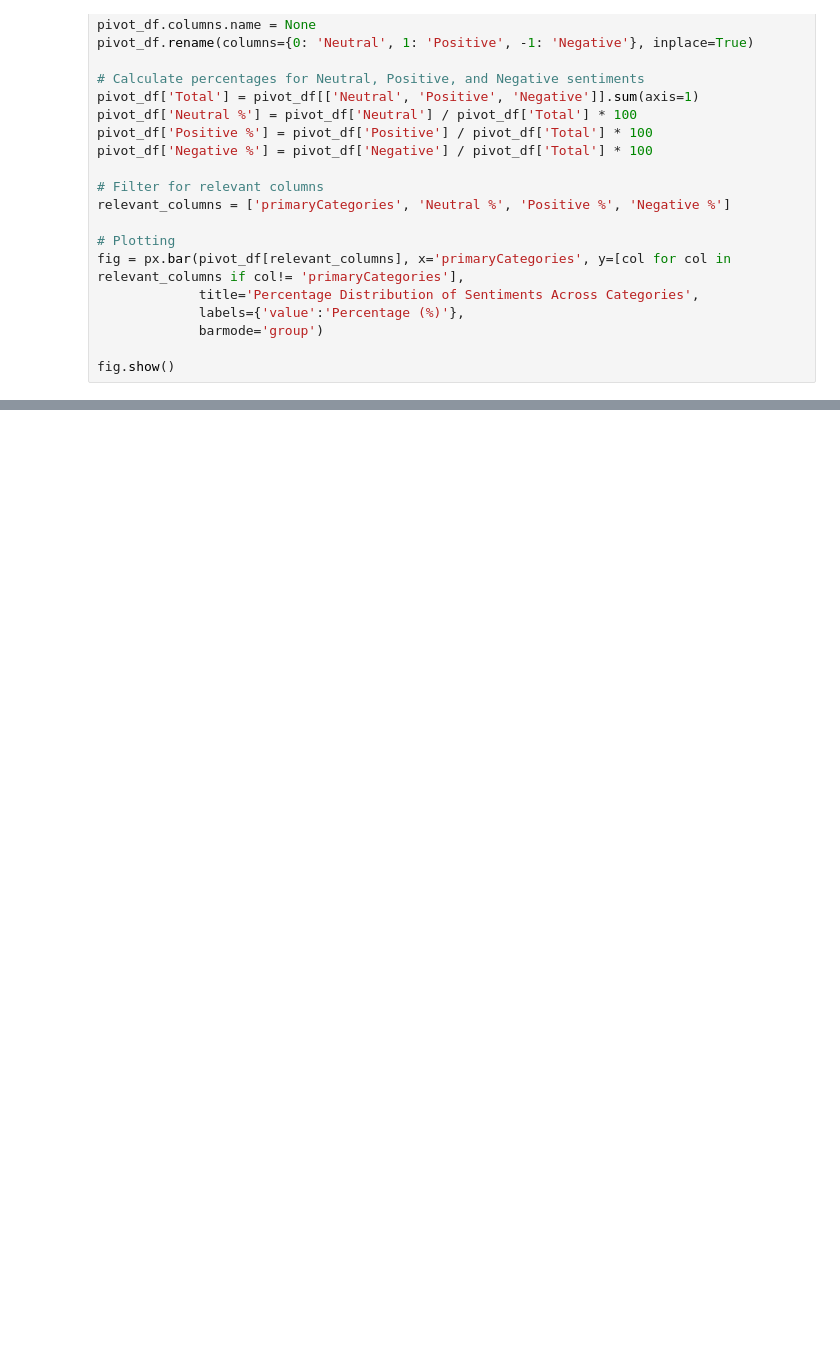
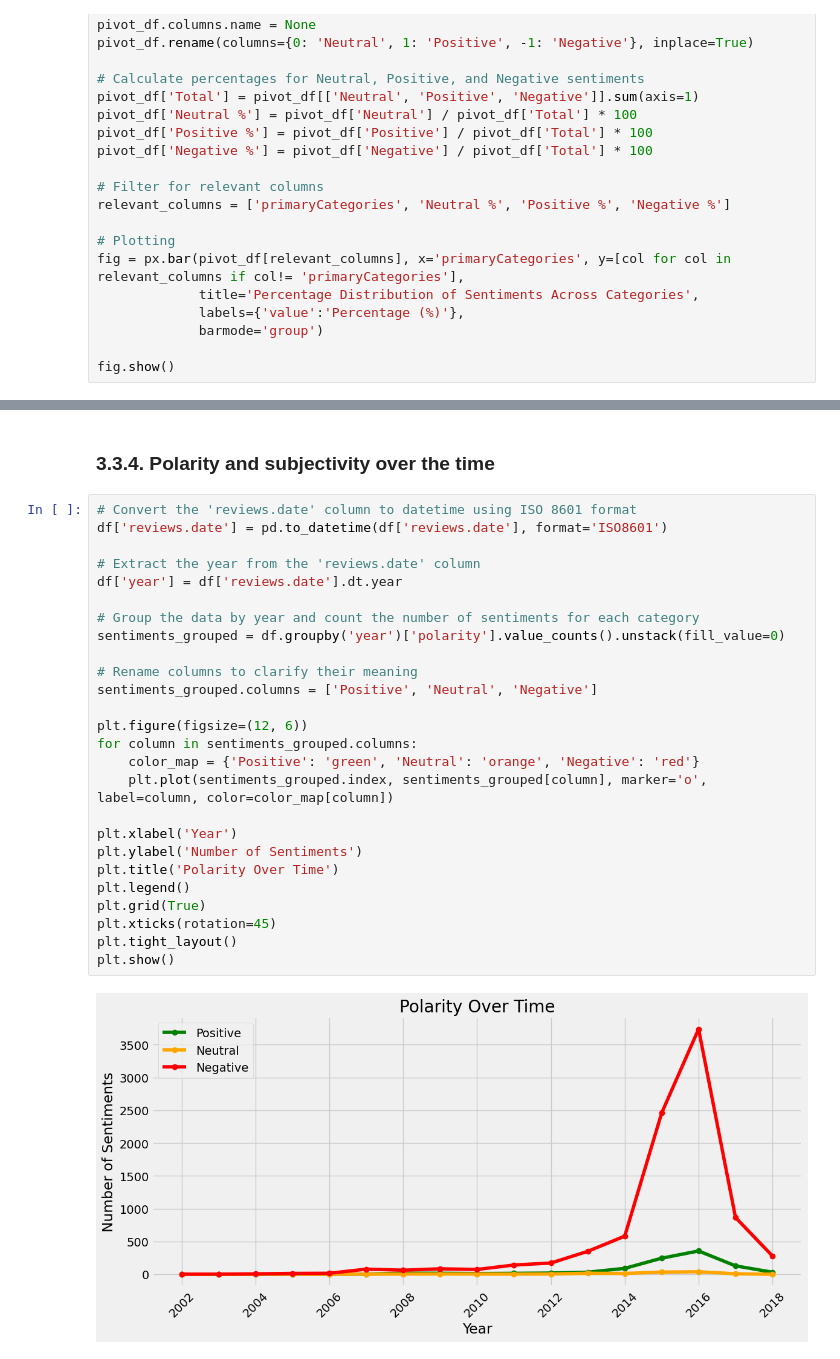
Before and after one commit to weda-mossab/Predicting-Hotel-Occupancy-Rates-with-Sentiment-Analysis-of-Reviews, a Jupyter notebook: Hotel Reviews/hotel_Reviews.ipynb, the cells around one changed output, grey strips where cells are left out. Drawn from its saved outputs; the diff is of its cells as text; blank space fills up the shorter version.

```diff
--- a/Hotel Reviews/hotel_Reviews.ipynb
+++ b/Hotel Reviews/hotel_Reviews.ipynb
@@ -722,0 +744,30 @@ fig.show()
+# %% [markdown]
+### 3.3.4. Polarity and subjectivity over the time
+# %%
+# Convert the 'reviews.date' column to datetime using ISO 8601 format
+df['reviews.date'] = pd.to_datetime(df['reviews.date'], format='ISO8601')
+
+# Extract the year from the 'reviews.date' column
+df['year'] = df['reviews.date'].dt.year
+
+# Group the data by year and count the number of sentiments for each category
+sentiments_grouped = df.groupby('year')['polarity'].value_counts().unstack(fill_value=0)
+
+# Rename columns to clarify their meaning
+sentiments_grouped.columns = ['Positive', 'Neutral', 'Negative']
+
+plt.figure(figsize=(12, 6))
+for column in sentiments_grouped.columns:
+    color_map = {'Positive': 'green', 'Neutral': 'orange', 'Negative': 'red'}
+    plt.plot(sentiments_grouped.index, sentiments_grouped[column], marker='o', label=column, color=color_map[column])
+
+plt.xlabel('Year')
+plt.ylabel('Number of Sentiments')
+plt.title('Polarity Over Time')
+plt.legend()
+plt.grid(True)
+plt.xticks(rotation=45)
+plt.tight_layout()
+plt.show()
+# %% [output]
+[figure, added]
```
Also changed, not shown: parts of 20 cells of this notebook.
